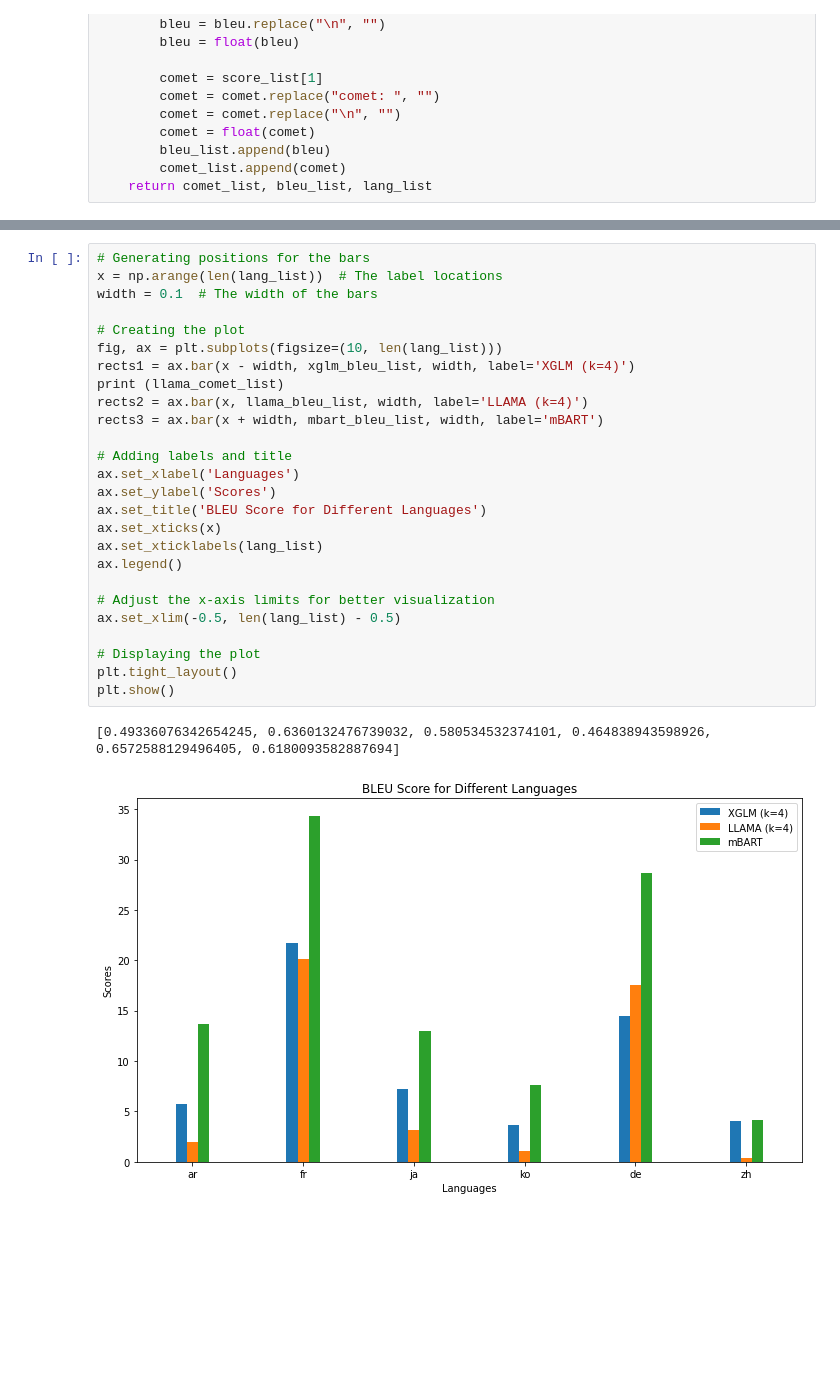
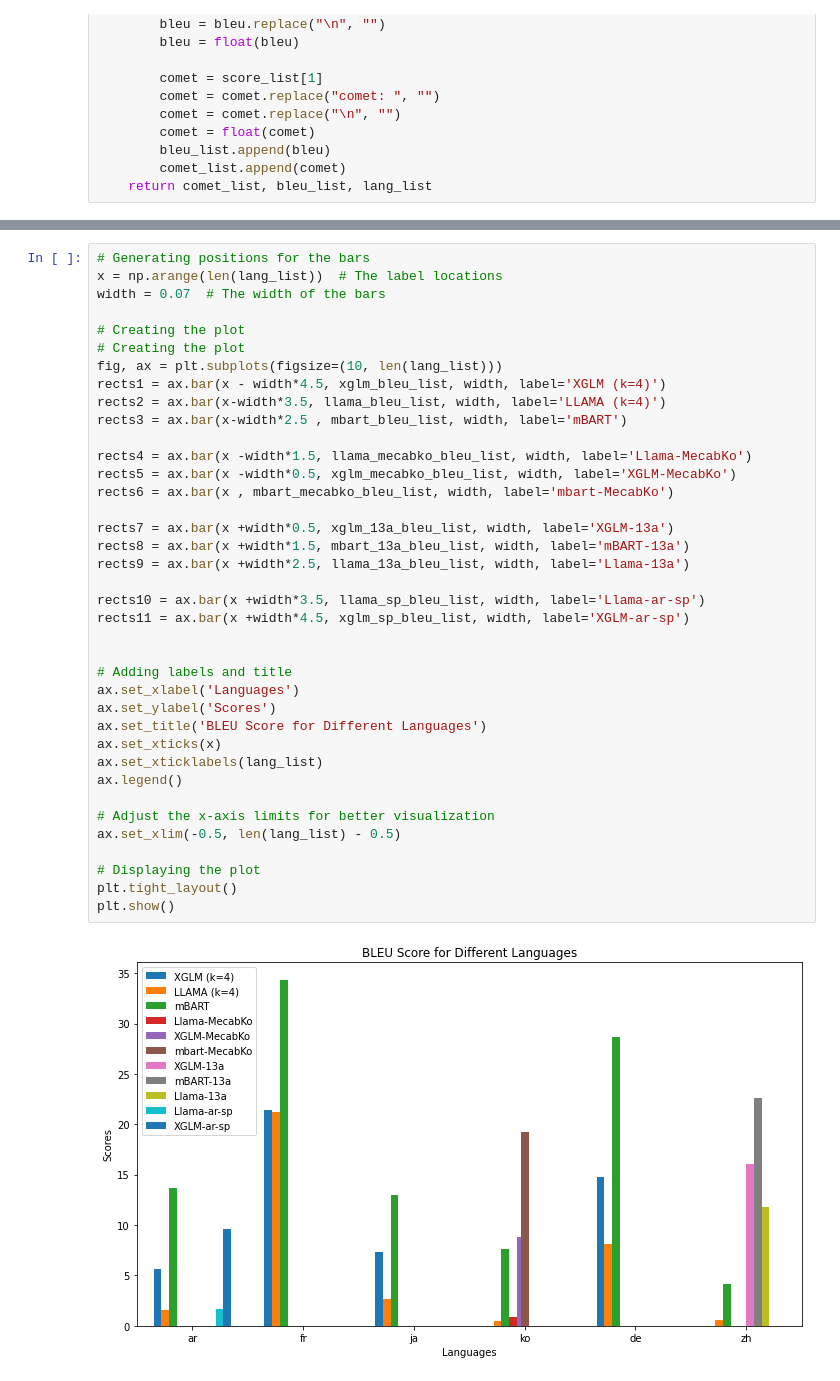
Before and after one commit to su0315/LLM_Contextual_Prompt_MT, a Jupyter notebook: notebook/result_visualization/1-1_model_comparison.ipynb, the cells around one changed output, grey strips where cells are left out. Saved outputs shown, nothing was run; the diff lists cells and outputs as text; blank space fills up the shorter version.

```diff
--- a/notebook/result_visualization/1-1_model_comparison.ipynb
+++ b/notebook/result_visualization/1-1_model_comparison.ipynb
@@ -103,29 +154,40 @@ plt.show()
 # %%
 # Generating positions for the bars
 x = np.arange(len(lang_list))  # The label locations
-width = 0.1  # The width of the bars
+width = 0.07  # The width of the bars
 
 # Creating the plot
+# Creating the plot
 fig, ax = plt.subplots(figsize=(10, len(lang_list)))
-rects1 = ax.bar(x - width, xglm_bleu_list, width, label='XGLM (k=4)')
-print (llama_comet_list)
-rects2 = ax.bar(x, llama_bleu_list, width, label='LLAMA (k=4)')
-rects3 = ax.bar(x + width, mbart_bleu_list, width, label='mBART')
+rects1 = ax.bar(x - width*4.5, xglm_bleu_list, width, label='XGLM (k=4)')
+rects2 = ax.bar(x-width*3.5, llama_bleu_list, width, label='LLAMA (k=4)')
+rects3 = ax.bar(x-width*2.5 , mbart_bleu_list, width, label='mBART')
+
+rects4 = ax.bar(x -width*1.5, llama_mecabko_bleu_list, width, label='Llama-MecabKo')
+rects5 = ax.bar(x -width*0.5, xglm_mecabko_bleu_list, width, label='XGLM-MecabKo')
+rects6 = ax.bar(x , mbart_mecabko_bleu_list, width, label='mbart-MecabKo')
+
+rects7 = ax.bar(x +width*0.5, xglm_13a_bleu_list, width, label='XGLM-13a')
+rects8 = ax.bar(x +width*1.5, mbart_13a_bleu_list, width, label='mBART-13a')
+rects9 = ax.bar(x +width*2.5, llama_13a_bleu_list, width, label='Llama-13a')
+
+rects10 = ax.bar(x +width*3.5, llama_sp_bleu_list, width, label='Llama-ar-sp')
+rects11 = ax.bar(x +width*4.5, xglm_sp_bleu_list, width, label='XGLM-ar-sp')
+
 
 # Adding labels and title
 ax.set_xlabel('Languages')
 ax.set_ylabel('Scores')
 ax.set_title('BLEU Score for Different Languages')
 ax.set_xticks(x)
 ax.set_xticklabels(lang_list)
 ax.legend()
 
 # Adjust the x-axis limits for better visualization
 ax.set_xlim(-0.5, len(lang_list) - 0.5)
 
 # Displaying the plot
 plt.tight_layout()
 plt.show()
 # %% [output]
-[0.49336076342654245, 0.6360132476739032, 0.580534532374101, 0.464838943598926, 0.6572588129496405, 0.6180093582887694]
-[figure, old version]
+[figure, new version]
```
Also changed, not shown: parts of 3 cells of this notebook, 3 other files.
